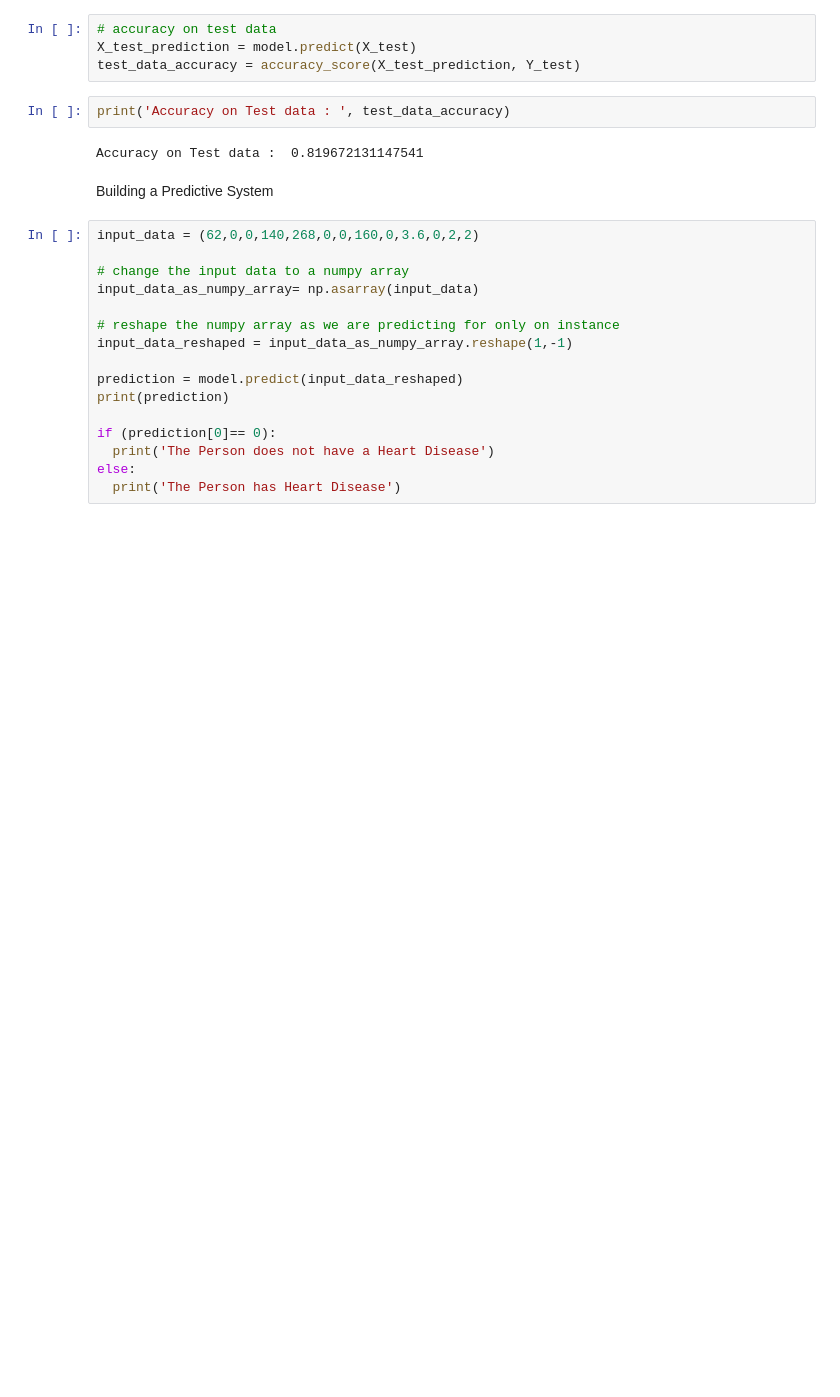
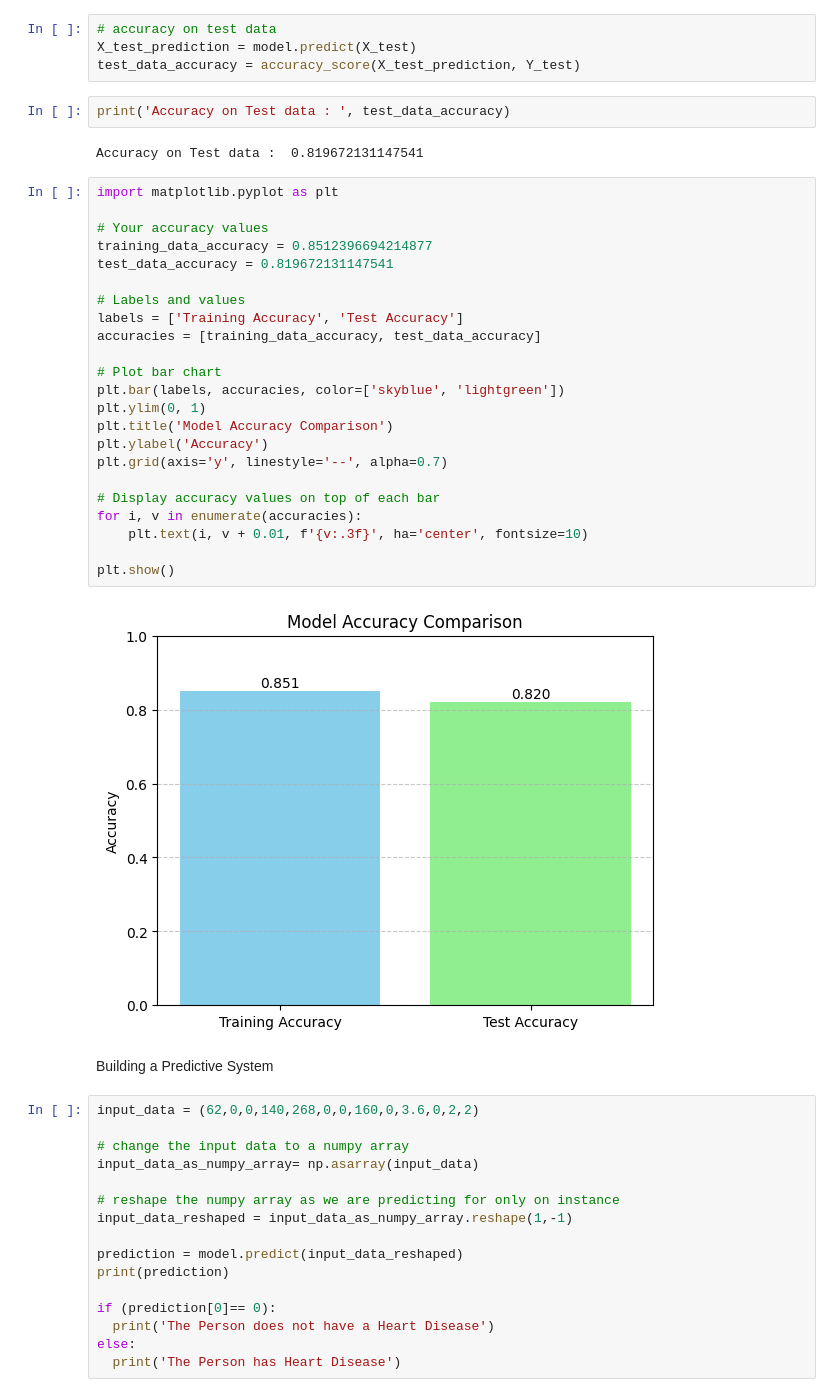
Before and after one commit to shivanshu1113/Basic_ML_Models, a Jupyter notebook: Heart_Disease_Prediction.ipynb, the cells around one changed output. Saved outputs shown, nothing was run; the diff lists cells and outputs as text; blank space fills up the shorter version.

```diff
--- a/Heart_Disease_Prediction.ipynb
+++ b/Heart_Disease_Prediction.ipynb
@@ -191,6 +191,31 @@ test_data_accuracy = accuracy_score(X_test_prediction, Y_test)
 print('Accuracy on Test data : ', test_data_accuracy)
 # %% [output]
 Accuracy on Test data :  0.819672131147541
+# %%
+import matplotlib.pyplot as plt
+
+# Your accuracy values
+training_data_accuracy = 0.8512396694214877
+test_data_accuracy = 0.819672131147541
+
+# Labels and values
+labels = ['Training Accuracy', 'Test Accuracy']
+accuracies = [training_data_accuracy, test_data_accuracy]
+
+# Plot bar chart
+plt.bar(labels, accuracies, color=['skyblue', 'lightgreen'])
+plt.ylim(0, 1)
+plt.title('Model Accuracy Comparison')
+plt.ylabel('Accuracy')
+plt.grid(axis='y', linestyle='--', alpha=0.7)
+
+# Display accuracy values on top of each bar
+for i, v in enumerate(accuracies):
+    plt.text(i, v + 0.01, f'{v:.3f}', ha='center', fontsize=10)
+
+plt.show()
+# %% [output]
+[figure, added]
 # %% [markdown]
 Building a Predictive System
 # %%
```
